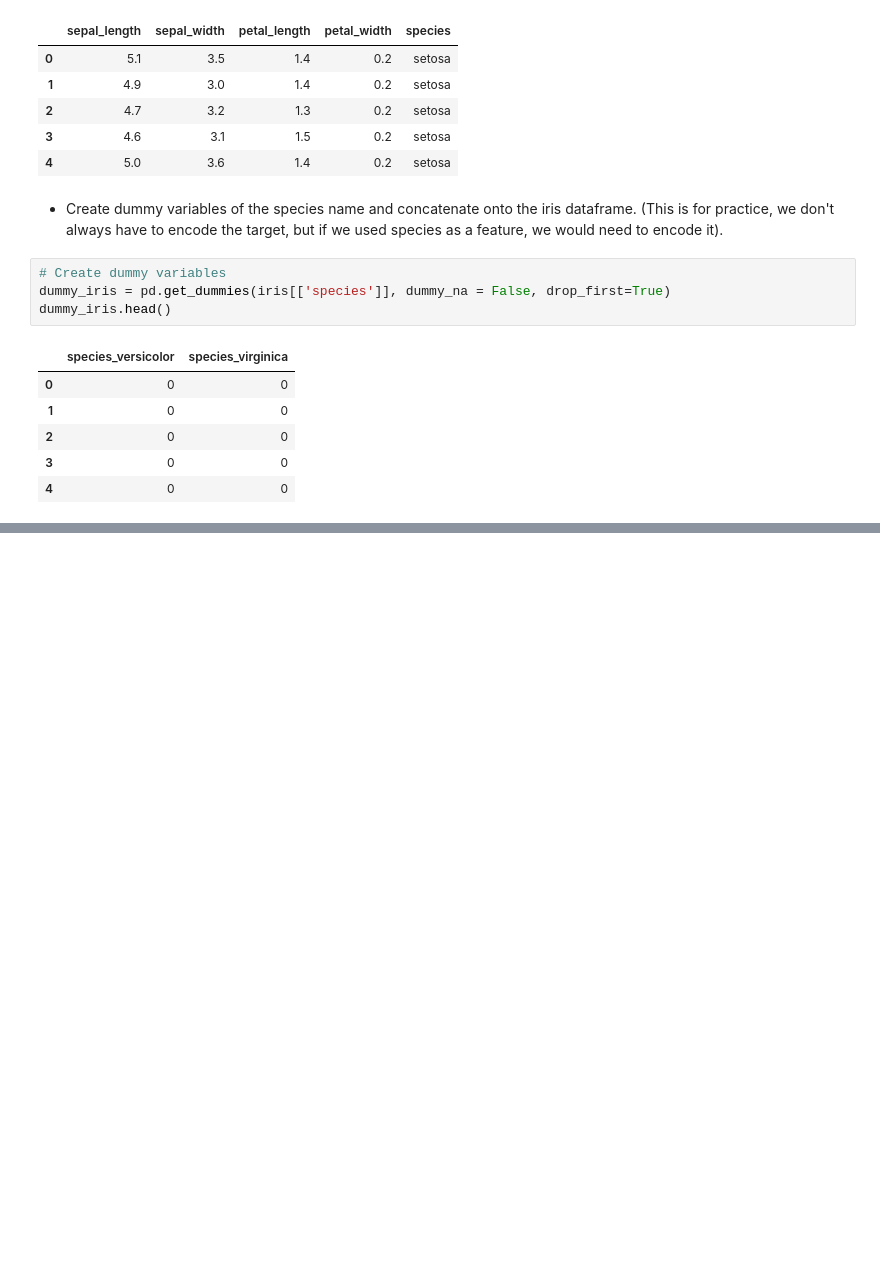
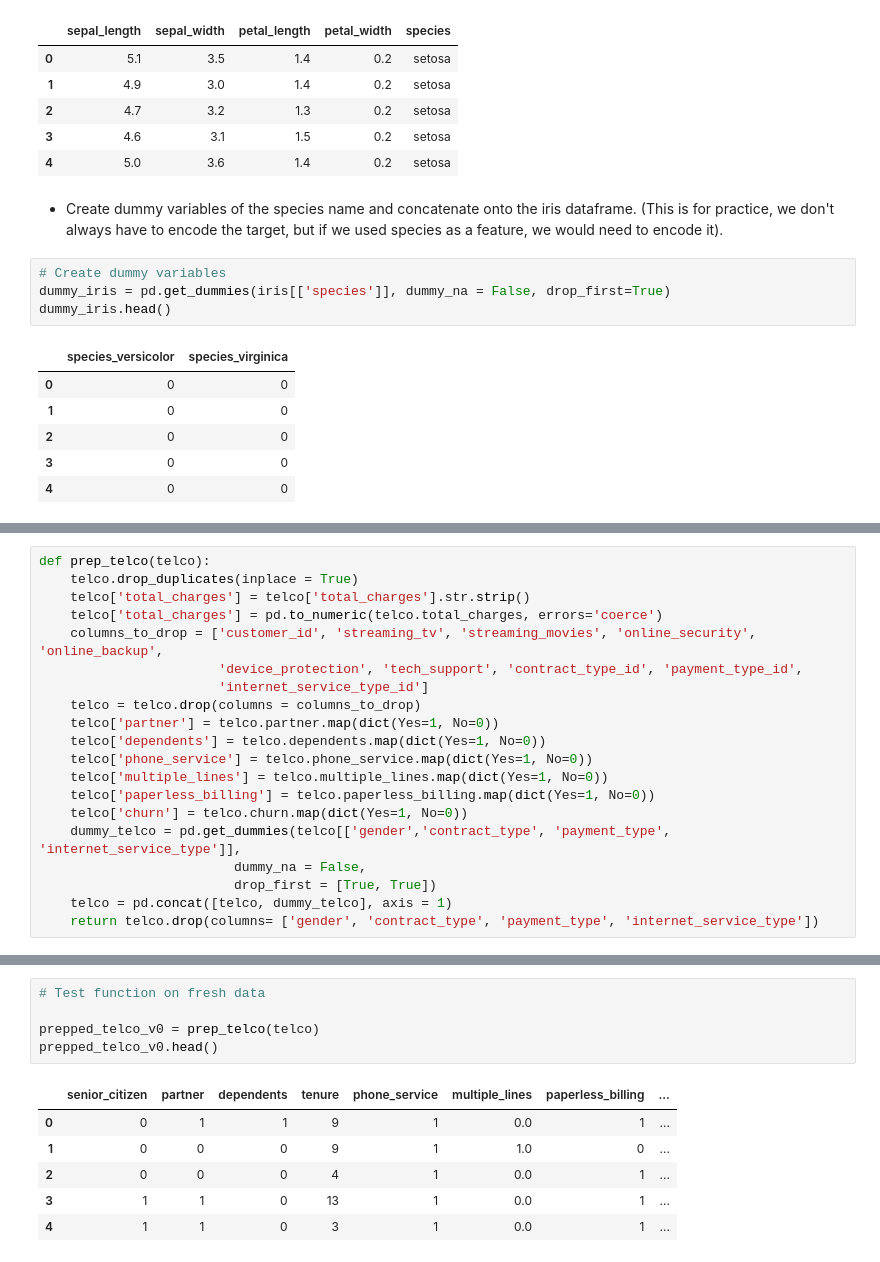
Before and after one commit to kristofer-rivera/classification-exercises, a Jupyter notebook: classification_exercises.ipynb, the cells around one changed output, grey strips where cells are left out. Drawn from its saved outputs; the diff is of its cells as text; blank space fills up the shorter version.

```diff
--- a/classification_exercises.ipynb
+++ b/classification_exercises.ipynb
@@ -629,0 +649,20 @@ telco.head()
+# %%
+def prep_telco(telco):
+    telco.drop_duplicates(inplace = True)
+    telco['total_charges'] = telco['total_charges'].str.strip()
+    telco['total_charges'] = pd.to_numeric(telco.total_charges, errors='coerce')
+    columns_to_drop = ['customer_id', 'streaming_tv', 'streaming_movies', 'online_security', 'online_backup',
+                       'device_protection', 'tech_support', 'contract_type_id', 'payment_type_id',
+                       'internet_service_type_id']
+    telco = telco.drop(columns = columns_to_drop)
+    telco['partner'] = telco.partner.map(dict(Yes=1, No=0))
+    telco['dependents'] = telco.dependents.map(dict(Yes=1, No=0))
+    telco['phone_service'] = telco.phone_service.map(dict(Yes=1, No=0))
+    telco['multiple_lines'] = telco.multiple_lines.map(dict(Yes=1, No=0))
+    telco['paperless_billing'] = telco.paperless_billing.map(dict(Yes=1, No=0))
+    telco['churn'] = telco.churn.map(dict(Yes=1, No=0))
+    dummy_telco = pd.get_dummies(telco[['gender','contract_type', 'payment_type', 'internet_service_type']],
+                         dummy_na = False,
+                         drop_first = [True, True])
+    telco = pd.concat([telco, dummy_telco], axis = 1)
+    return telco.drop(columns= ['gender', 'contract_type', 'payment_type', 'internet_service_type'])
@@ -629,0 +682,12 @@ telco.head()
+# %%
+# Test function on fresh data
+
+prepped_telco_v0 = prep_telco(telco)
+prepped_telco_v0.head()
+# %% [output]
+|  | senior_citizen | partner | dependents | tenure | phone_service | multiple_lines | paperless_billing | ... |
+| 0 | 0 | 1 | 1 | 9 | 1 | 0.0 | 1 | ... |
+| 1 | 0 | 0 | 0 | 9 | 1 | 1.0 | 0 | ... |
+| 2 | 0 | 0 | 0 | 4 | 1 | 0.0 | 1 | ... |
+| 3 | 1 | 1 | 0 | 13 | 1 | 0.0 | 1 | ... |
+| 4 | 1 | 1 | 0 | 3 | 1 | 0.0 | 1 | ... |
```
Also changed, not shown: parts of 71 cells of this notebook, 1 other file.
